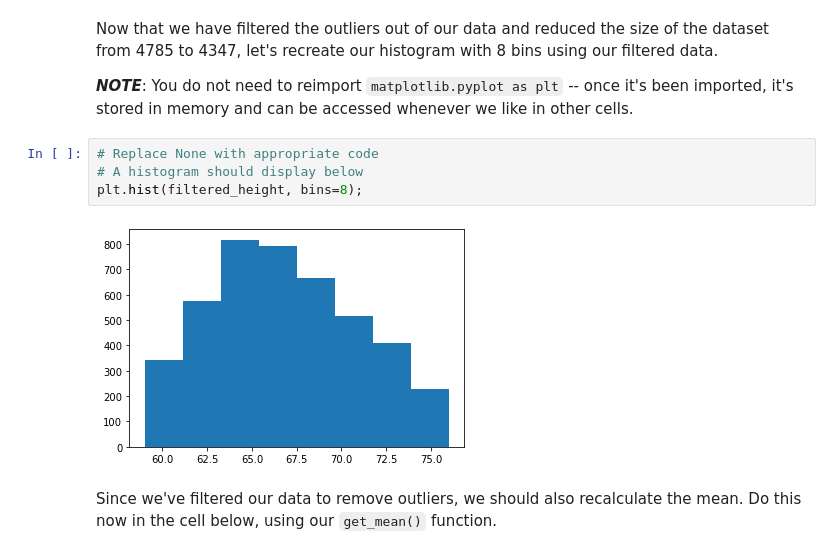
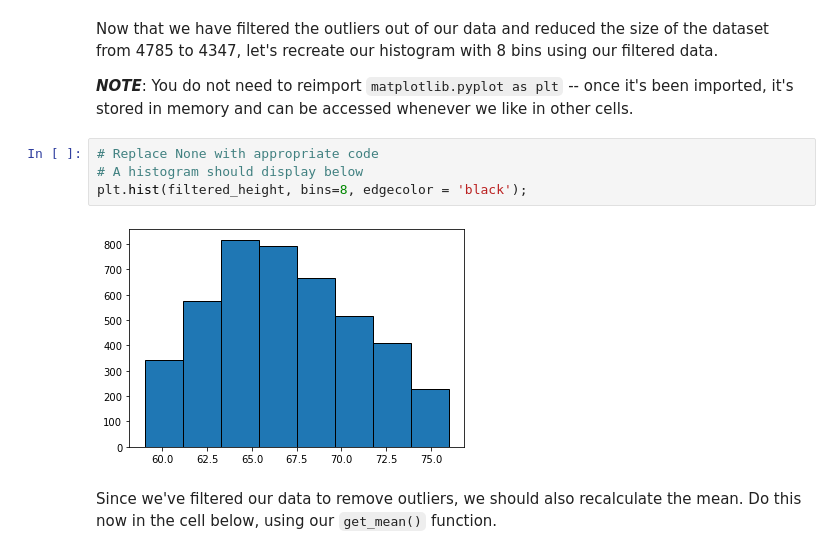
Before and after one commit to Justine-js/dsc-implementing-statistics-with-functions-lab, a Jupyter notebook: index.ipynb, the cells around one changed output. Drawn from its saved outputs; the diff is of its cells as text.

```diff
--- a/index.ipynb
+++ b/index.ipynb
@@ -152,9 +230,9 @@ Now that we have filtered the outliers out of our data and reduced the size of t
 # %%
 # Replace None with appropriate code
 # A histogram should display below
-plt.hist(filtered_height, bins=8);
+plt.hist(filtered_height, bins=8, edgecolor = 'black');
 # %% [output]
-[figure, old version]
+[figure, new version]
 # %% [markdown]
 Since we've filtered our data to remove outliers, we should also recalculate the mean.  Do this now in the cell below, using our `get_mean()` function.
 # %%
```
Also changed, not shown: parts of 13 cells of this notebook.
